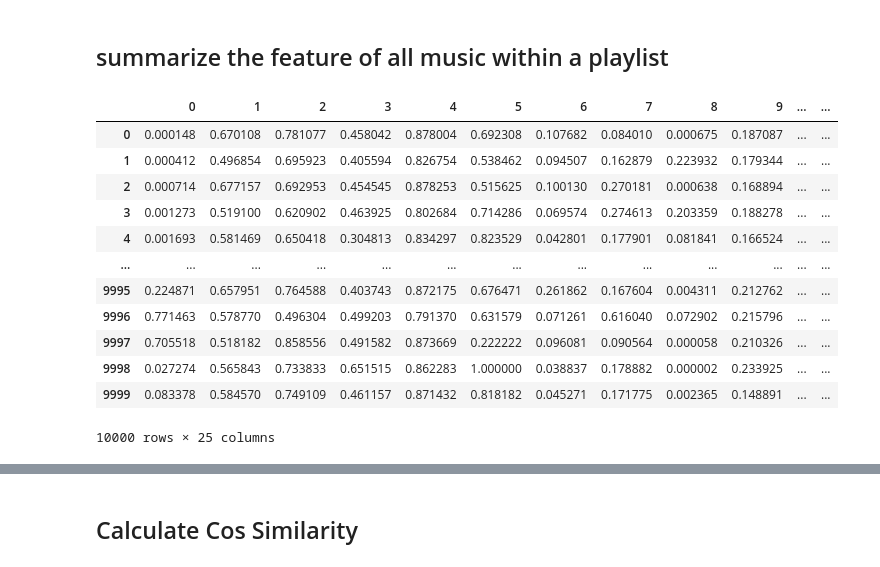
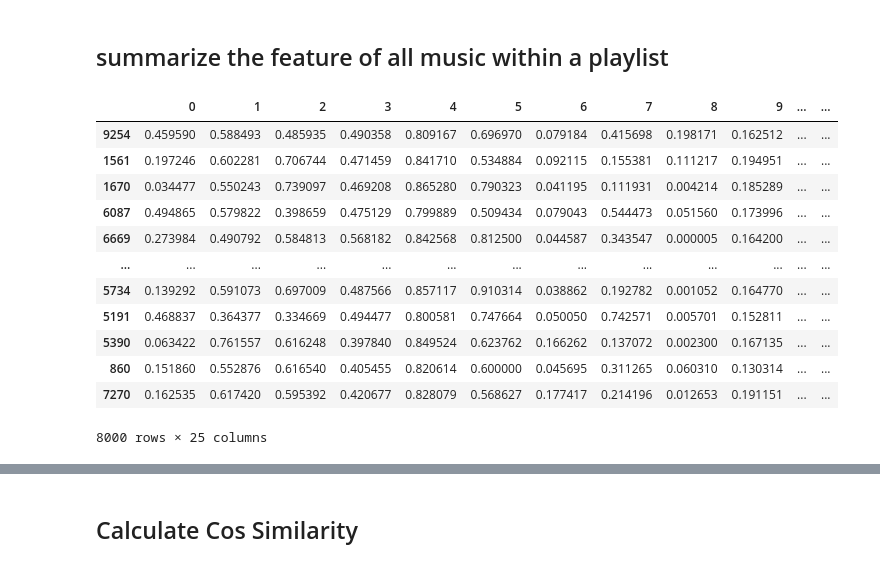
Before and after one commit to bobmst/DSCI631-project-spotify-recommendation, a Jupyter notebook: models/content-based.ipynb, the cells around one changed output, grey strips where cells are left out. Cells and saved outputs as stored; diff of their text form; code cells hidden in the pictures.

```diff
--- a/models/content-based.ipynb
+++ b/models/content-based.ipynb
@@ -150,20 +98,20 @@ def get_features_summary(x):
     temp = df_track_info_complete.loc[x['tracks'],:].mean(axis=0)
     # temp['id'] = x['pid']
     return temp
-# %%
-df_playlists_scores = df_playlists_songs.apply(get_features,axis=1)
-df_playlists_scores
-# %% [output]
-|  | 0 | 1 | 2 | 3 | 4 | 5 | 6 | 7 | 8 | 9 | ... | ... |
-| 0 | 0.000148 | 0.670108 | 0.781077 | 0.458042 | 0.878004 | 0.692308 | 0.107682 | 0.084010 | 0.000675 | 0.187087 | ... | ... |
-| 1 | 0.000412 | 0.496854 | 0.695923 | 0.405594 | 0.826754 | 0.538462 | 0.094507 | 0.162879 | 0.223932 | 0.179344 | ... | ... |
-| 2 | 0.000714 | 0.677157 | 0.692953 | 0.454545 | 0.878253 | 0.515625 | 0.100130 | 0.270181 | 0.000638 | 0.168894 | ... | ... |
-| 3 | 0.001273 | 0.519100 | 0.620902 | 0.463925 | 0.802684 | 0.714286 | 0.069574 | 0.274613 | 0.203359 | 0.188278 | ... | ... |
-| 4 | 0.001693 | 0.581469 | 0.650418 | 0.304813 | 0.834297 | 0.823529 | 0.042801 | 0.177901 | 0.081841 | 0.166524 | ... | ... |
-| ... | ... | ... | ... | ... | ... | ... | ... | ... | ... | ... | ... | ... |
-| 9995 | 0.224871 | 0.657951 | 0.764588 | 0.403743 | 0.872175 | 0.676471 | 0.261862 | 0.167604 | 0.004311 | 0.212762 | ... | ... |
-| 9996 | 0.771463 | 0.578770 | 0.496304 | 0.499203 | 0.791370 | 0.631579 | 0.071261 | 0.616040 | 0.072902 | 0.215796 | ... | ... |
-| 9997 | 0.705518 | 0.518182 | 0.858556 | 0.491582 | 0.873669 | 0.222222 | 0.096081 | 0.090564 | 0.000058 | 0.210326 | ... | ... |
-| 9998 | 0.027274 | 0.565843 | 0.733833 | 0.651515 | 0.862283 | 1.000000 | 0.038837 | 0.178882 | 0.000002 | 0.233925 | ... | ... |
-| 9999 | 0.083378 | 0.584570 | 0.749109 | 0.461157 | 0.871432 | 0.818182 | 0.045271 | 0.171775 | 0.002365 | 0.148891 | ... | ... |
-10000 rows × 25 columns
+# %%
+df_playlists_scores_train = df_playlists_train.apply(get_features_summary,axis=1)
+df_playlists_scores_train
+# %% [output]
+|  | 0 | 1 | 2 | 3 | 4 | 5 | 6 | 7 | 8 | 9 | ... | ... |
+| 9254 | 0.459590 | 0.588493 | 0.485935 | 0.490358 | 0.809167 | 0.696970 | 0.079184 | 0.415698 | 0.198171 | 0.162512 | ... | ... |
+| 1561 | 0.197246 | 0.602281 | 0.706744 | 0.471459 | 0.841710 | 0.534884 | 0.092115 | 0.155381 | 0.111217 | 0.194951 | ... | ... |
+| 1670 | 0.034477 | 0.550243 | 0.739097 | 0.469208 | 0.865280 | 0.790323 | 0.041195 | 0.111931 | 0.004214 | 0.185289 | ... | ... |
+| 6087 | 0.494865 | 0.579822 | 0.398659 | 0.475129 | 0.799889 | 0.509434 | 0.079043 | 0.544473 | 0.051560 | 0.173996 | ... | ... |
+| 6669 | 0.273984 | 0.490792 | 0.584813 | 0.568182 | 0.842568 | 0.812500 | 0.044587 | 0.343547 | 0.000005 | 0.164200 | ... | ... |
+| ... | ... | ... | ... | ... | ... | ... | ... | ... | ... | ... | ... | ... |
+| 5734 | 0.139292 | 0.591073 | 0.697009 | 0.487566 | 0.857117 | 0.910314 | 0.038862 | 0.192782 | 0.001052 | 0.164770 | ... | ... |
+| 5191 | 0.468837 | 0.364377 | 0.334669 | 0.494477 | 0.800581 | 0.747664 | 0.050050 | 0.742571 | 0.005701 | 0.152811 | ... | ... |
+| 5390 | 0.063422 | 0.761557 | 0.616248 | 0.397840 | 0.849524 | 0.623762 | 0.166262 | 0.137072 | 0.002300 | 0.167135 | ... | ... |
+| 860 | 0.151860 | 0.552876 | 0.616540 | 0.405455 | 0.820614 | 0.600000 | 0.045695 | 0.311265 | 0.060310 | 0.130314 | ... | ... |
+| 7270 | 0.162535 | 0.617420 | 0.595392 | 0.420677 | 0.828079 | 0.568627 | 0.177417 | 0.214196 | 0.012653 | 0.191151 | ... | ... |
+8000 rows × 25 columns
```
Also changed, not shown: parts of 33 cells of this notebook, 4 other files.
